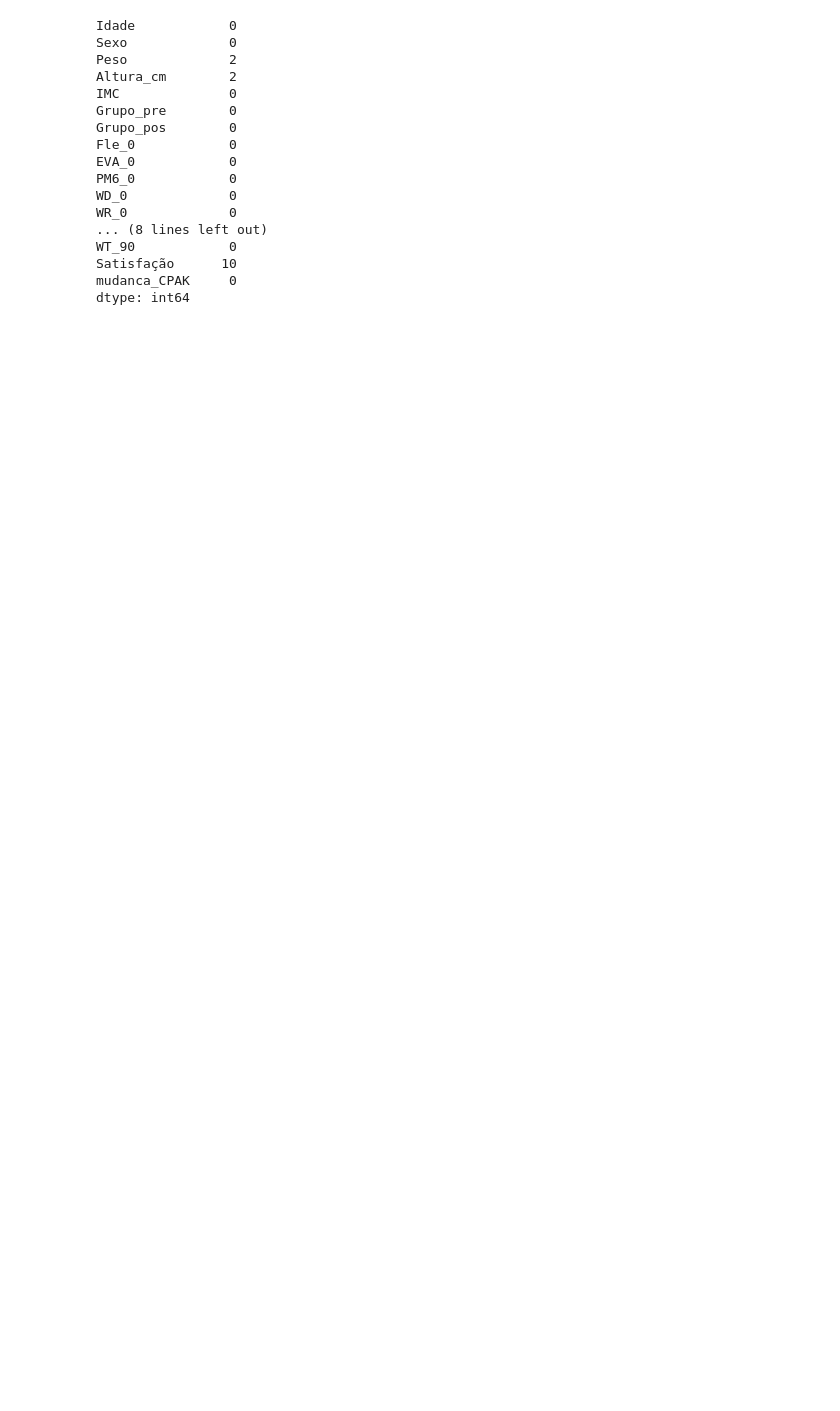
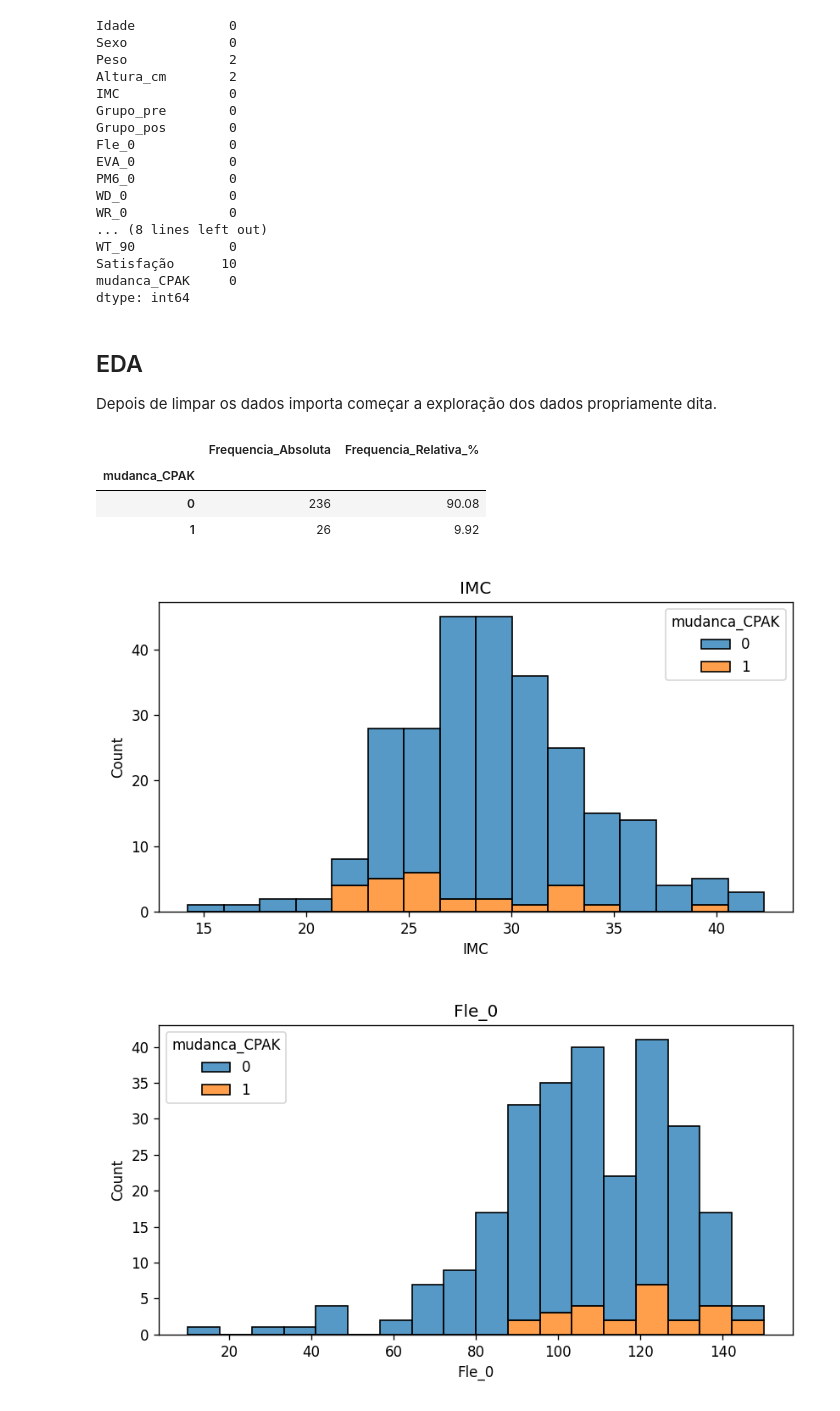
Before and after one commit to efigueira-hds/ML_Projeto_Final, a Jupyter notebook: EDA.ipynb, the cells around one changed output. Cells and saved outputs as stored; diff of their text form; code cells hidden in the pictures; blank space fills up the shorter version.

```diff
--- a/EDA.ipynb
+++ b/EDA.ipynb
@@ -312,3 +311,31 @@ WT_90            0
 Satisfação      10
 mudanca_CPAK     0
 dtype: int64
+# %% [markdown]
+## EDA
+
+Depois de limpar os dados importa começar a exploração dos dados propriamente dita.
+# %%
+# verificar a quantidade de casos em cada categoria da variavel de interesse "mudanca_CPAK"
+# em valores absolutos e relativos
+tabela_mudanca_CPAK = (
+    pd.concat(
+        [
+            ortho["mudanca_CPAK"].value_counts(dropna=False),
+            ortho["mudanca_CPAK"].value_counts(normalize=True, dropna=False).mul(100).round(2)
+        ],
+        axis=1
+        )
+)
+
+tabela_mudanca_CPAK.columns = ["Frequencia_Absoluta", "Frequencia_Relativa_%"]
+tabela_mudanca_CPAK
+# %% [output]
+|  | Frequencia_Absoluta | Frequencia_Relativa_% |
+| mudanca_CPAK |  |  |
+| 0 | 236 | 90.08 |
+| 1 | 26 | 9.92 |
+# %%
+# criação de cópia de dataframe para analise exploratória
+ortho_eda = ortho.copy()
+#
@@ -314,0 +348,21 @@ dtype: int64
+# %%
+from io import BytesIO
+from IPython.display import Image, display
+import matplotlib.pyplot as plt
+import seaborn as sns
+
+for var in ["IMC", "Fle_0", "EVA_0", "PM6_0", "WR_0", "WAtotal_0"]:
+    fig, ax = plt.subplots(figsize=(7, 4))
+    sns.histplot(data=ortho_eda, x=var, hue="mudanca_CPAK", multiple="stack", ax=ax)
+    ax.set_title(var)
+    fig.tight_layout()
+
+    buffer = BytesIO()
+    fig.savefig(buffer, format="png", dpi=120)
+    buffer.seek(0)
+    display(Image(data=buffer.getvalue()))
+    buffer.close()
+    plt.close(fig)
+# %% [output]
+[figure, added]
+[figure, added]
```
Also changed, not shown: parts of 6 cells of this notebook.
